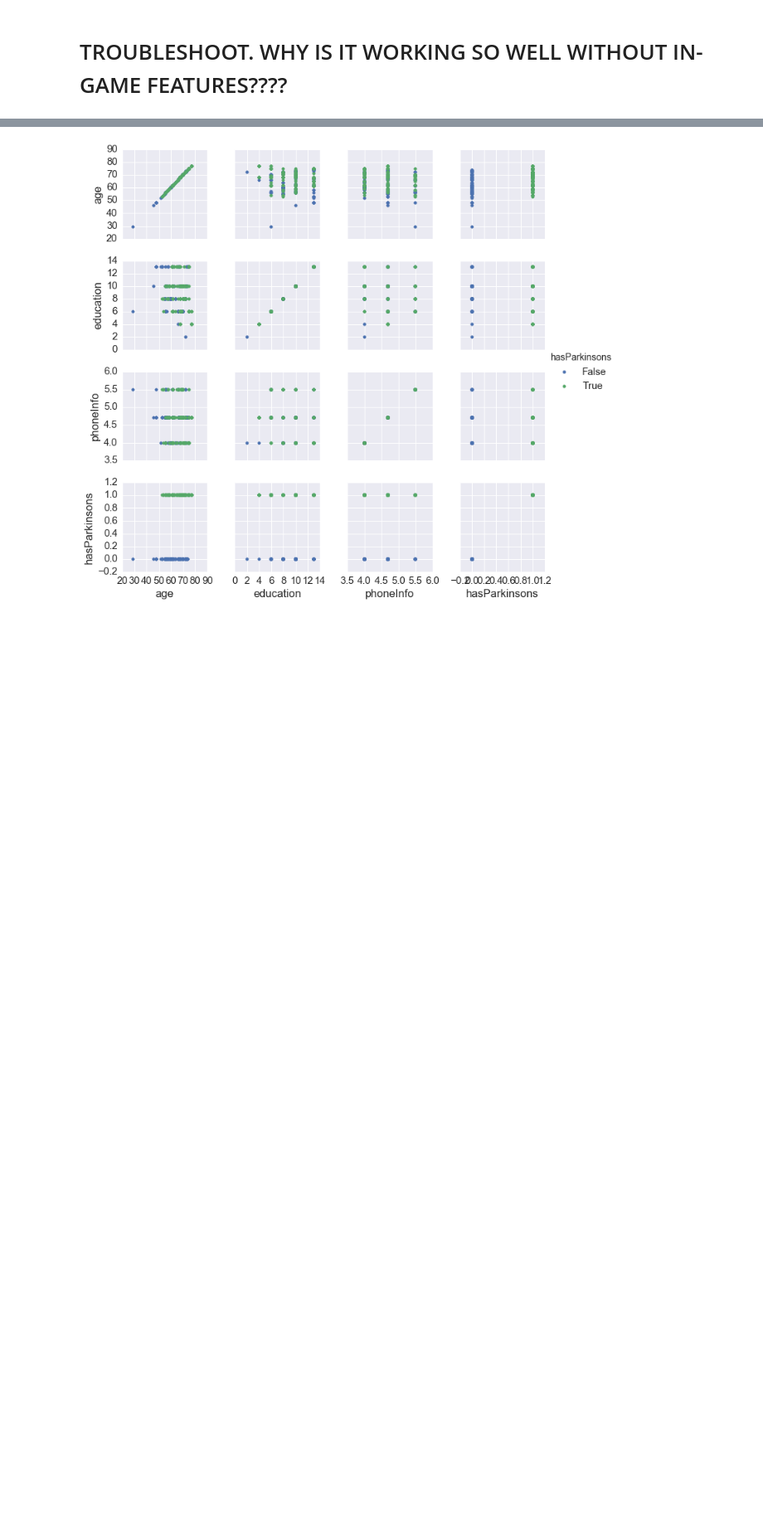
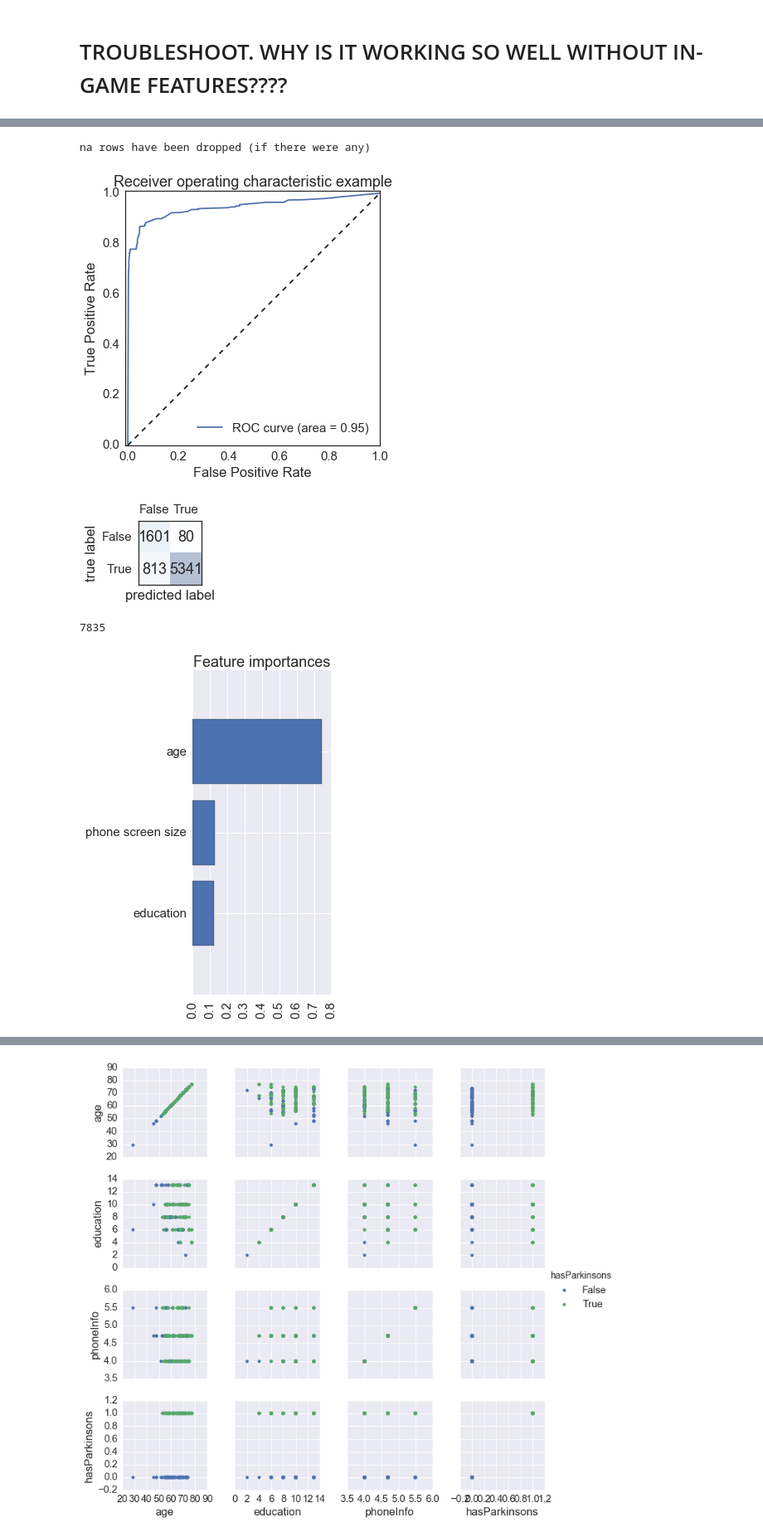
Before and after one commit to mattoby/mpower_memory, a Jupyter notebook: Memory_data_ML.ipynb, the cells around one changed output, grey strips where cells are left out. Shown at 83% size. Saved outputs shown, nothing was run; the diff lists cells and outputs as text; code cells hidden in the pictures; blank space fills up the shorter version.

```diff
--- a/Memory_data_ML.ipynb
+++ b/Memory_data_ML.ipynb
@@ -265,3 +265,23 @@ random accuracy would be 0.5
 
 
 [u'age' u'education' u'phoneInfo']
+# %%
+# try running on all data:
+
+features_df, X_all, y_all, _X_names, _y_name, _X_train, _X_test, _y_train, _y_test = mt.prep_memory_features_for_machine_learning(fdf, features, labelcol, convert_features_to_nums=False, toStandardScale=False)
+
+
+y_pred_proba_all = mod.predict_proba(X_all)[:,1]
+y_pred_all = mod.predict(X_all)
+
+mt.plot_roc_curve(y_all, y_pred_proba_all)
+mt.render_confusion_matrix(y_all, y_pred_all)
+mt.plot_feature_importances_randforest(mod, X_names)
+len(X_all)
+#print y_pred_proba_all
+# %% [output]
+na rows have been dropped (if there were any)
+[figure, added]
+[figure, added]
+7835
+[figure, added]
```
Also changed, not shown: parts of 3 cells of this notebook, 1 other file.
